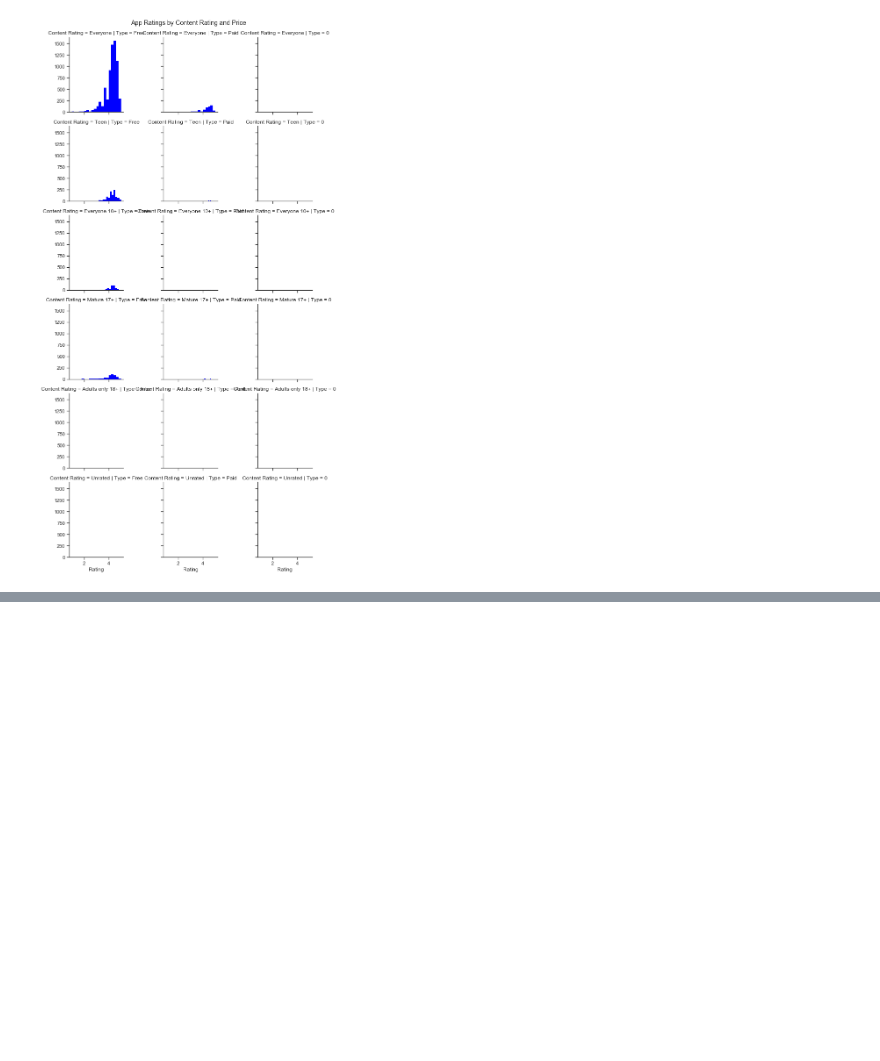
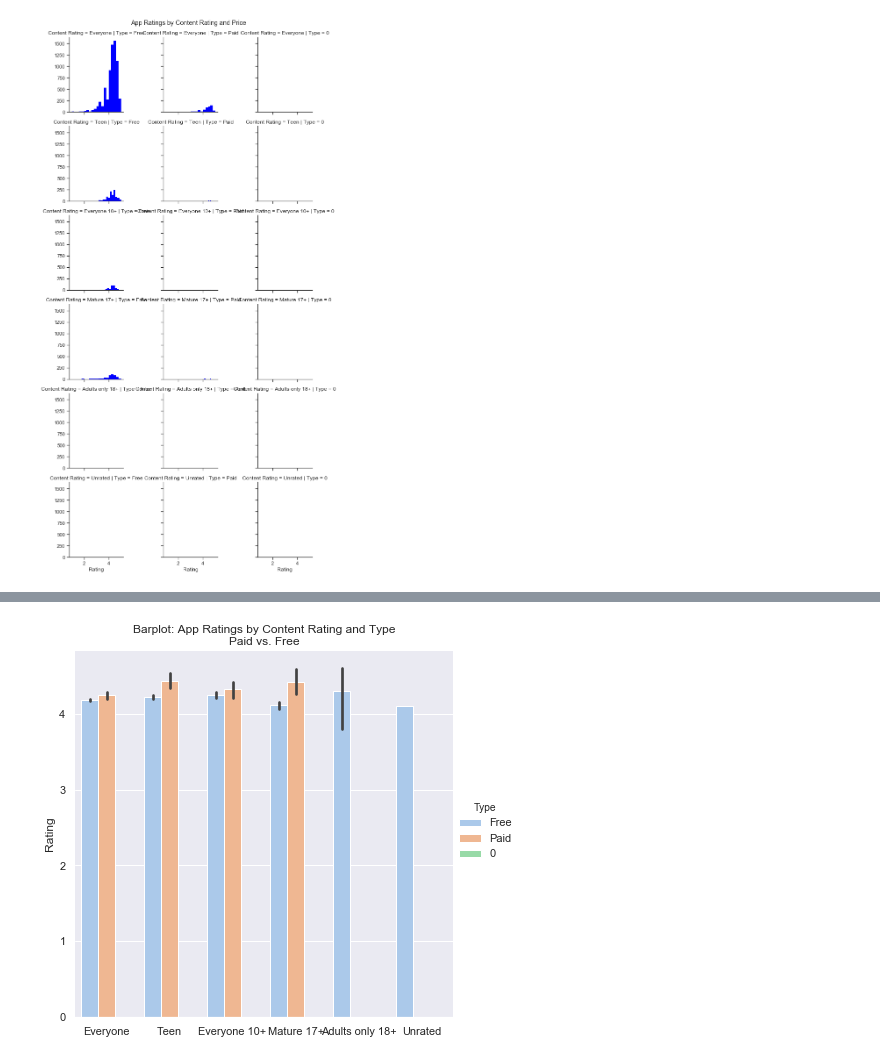
Before and after one commit to jkovach89/12-2-Assignment, a Jupyter notebook: Assignment 12.2 - Data Visualizations with Seaborn - Google Play Apps.ipynb, the cells around one changed output, grey strips where cells are left out. Saved outputs shown, nothing was run; the diff lists cells and outputs as text; code cells hidden in the pictures; blank space fills up the shorter version.

```diff
--- a/Assignment 12.2 - Data Visualizations with Seaborn - Google Play Apps.ipynb
+++ b/Assignment 12.2 - Data Visualizations with Seaborn - Google Play Apps.ipynb
@@ -61,0 +70,13 @@ plt.show()
+# %%
+#Set new aesthetic
+sns.set(style='darkgrid')
+
+g = sns.catplot(x='Content Rating', y='Rating', hue='Type', data=apps,
+               height=6, kind='bar', palette='pastel', ci=95)
+g.despine(left=True)
+g.set_ylabels('Rating')
+g.set_xlabels('')
+plt.title('Barplot: App Ratings by Content Rating and Type\nPaid vs. Free')
+plt.show()
+# %% [output]
+[figure, added]
```
Also changed, not shown: parts of 7 cells of this notebook.
